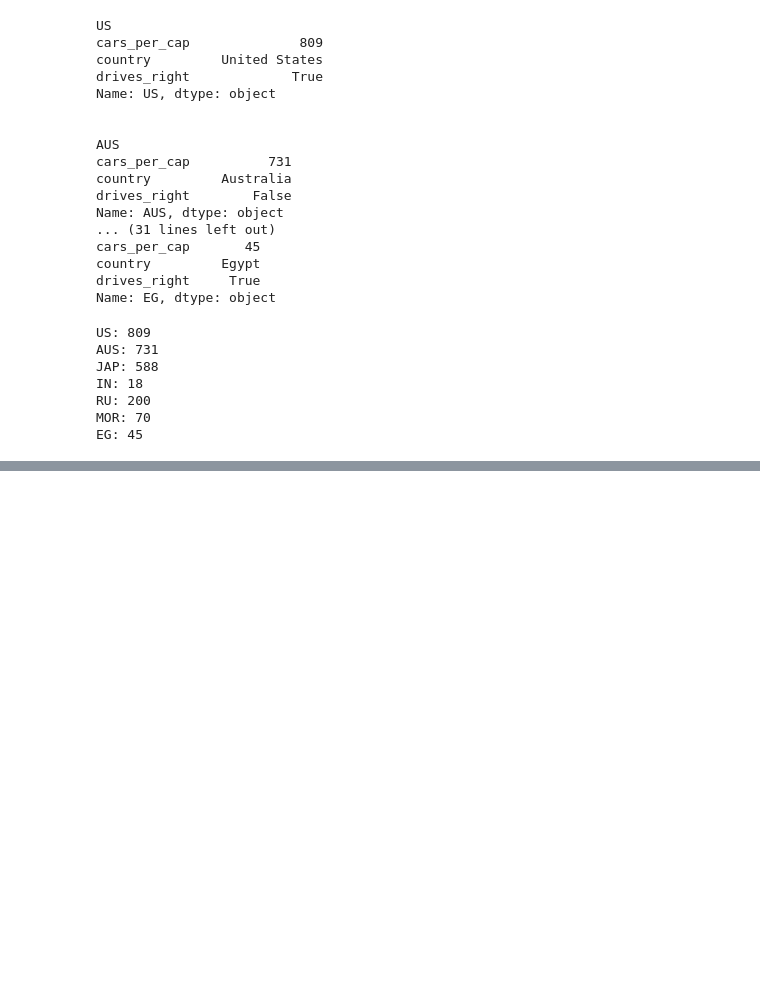
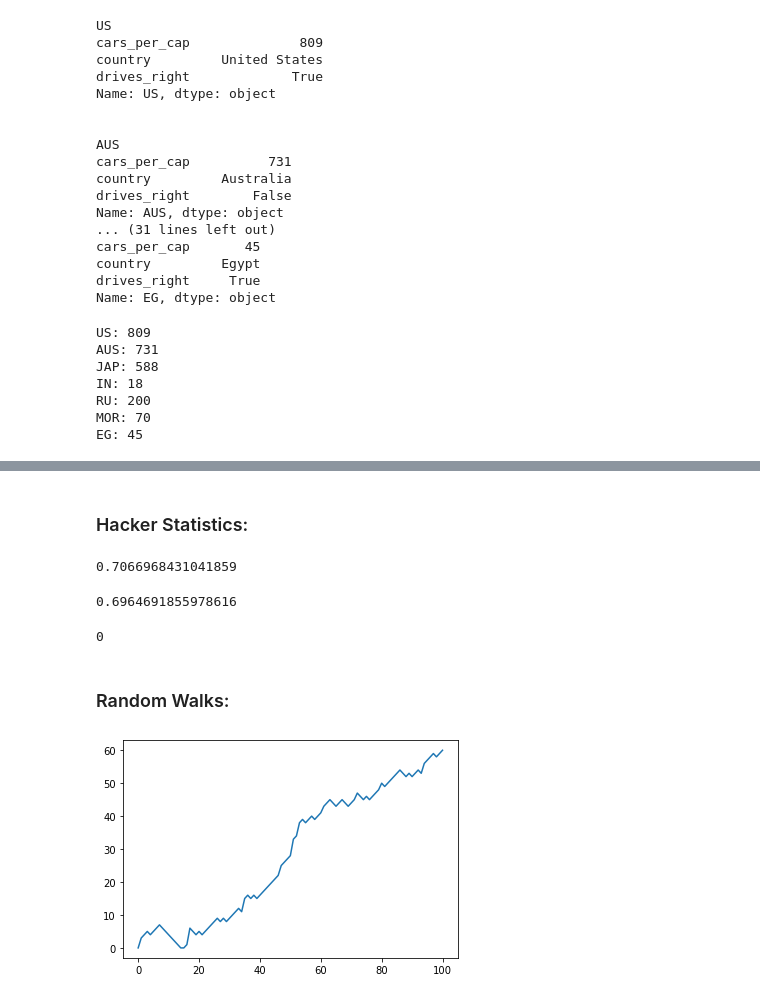
Before and after one commit to joaocarvoli/Data-Science, a Jupyter notebook: notions-and-questions/1-python.ipynb, the cells around one changed output, grey strips where cells are left out. Cells and saved outputs as stored; diff of their text form; code cells hidden in the pictures; blank space fills up the shorter version.

```diff
--- a/notions-and-questions/1-python.ipynb
+++ b/notions-and-questions/1-python.ipynb
@@ -501,0 +500,39 @@ cars
+# %% [markdown]
+### Hacker Statistics:
+# %%
+np.random.rand() # Generates a pseudo-random
+# %% [output]
+0.7066968431041859
+# %%
+np.random.seed(123) # Consistent result because can be used at everywhere
+np.random.rand() #  if You don't specify any arguments, it generates a random float between 0 and 1.
+# %% [output]
+0.6964691855978616
+# %%
+np.random.seed(123)
+coin = np.random.randint(0,2) # Generates a random number between 0 and 1
+print(coin)
+# %% [output]
+0
+# %% [markdown]
+### Random Walks:
+# %%
+random_walk = [0]
+
+for x in range(100) :
+    step = random_walk[-1]
+    dice = np.random.randint(1,7)
+
+    if dice <= 2:
+        step = max(0, step - 1)
+    elif dice <= 5:
+        step = step + 1
+    else:
+        step = step + np.random.randint(1,7)
+
+    random_walk.append(step)
+
+plt.plot(random_walk)
+plt.show()
+# %% [output]
+[figure, added]
```
Also changed, not shown: parts of 8 cells of this notebook.
